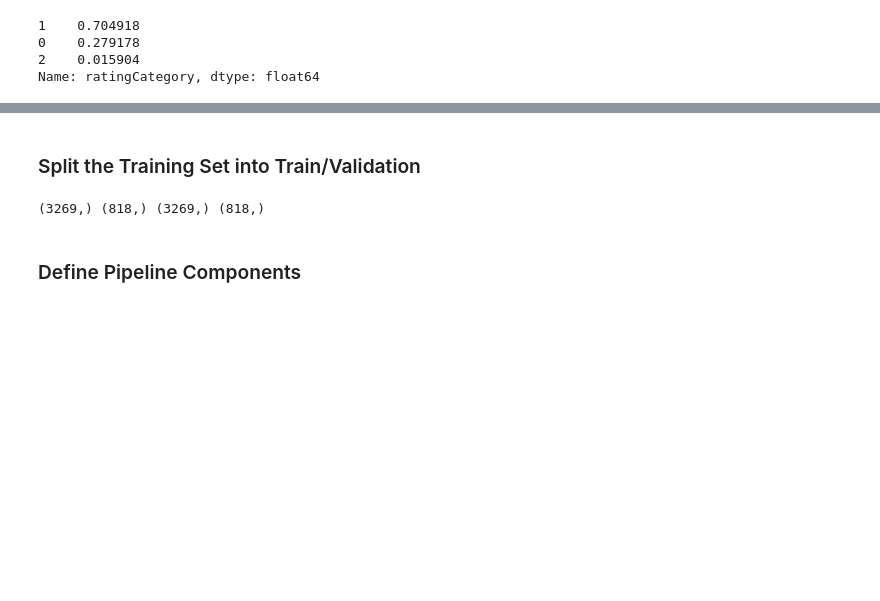
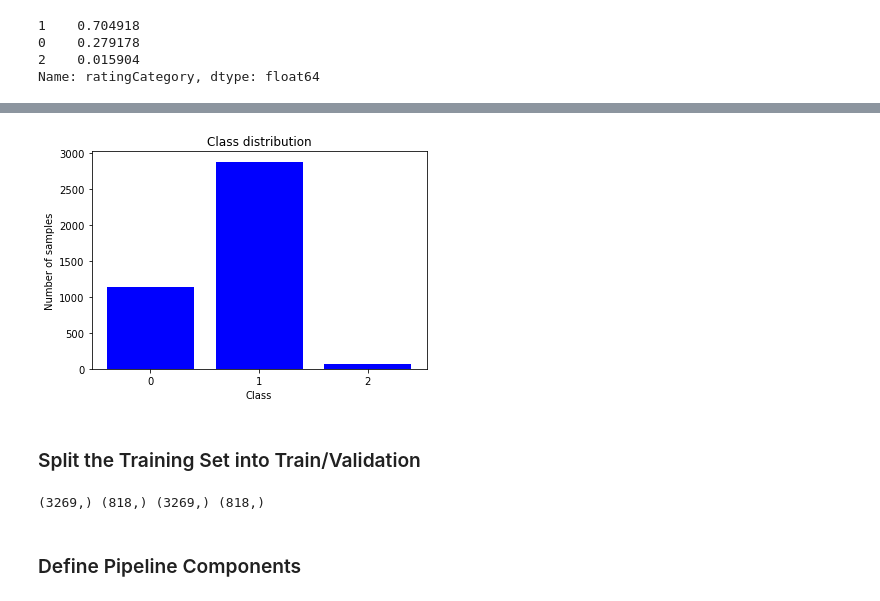
Before and after one commit to julioe27/DS-Unit-4-Sprint-1-NLP, a Jupyter notebook: module3-document-classification/LS_DSPT4_413_Document_Classification_Assignment.ipynb, the cells around one changed output, grey strips where cells are left out. Cells and saved outputs as stored; diff of their text form; code cells hidden in the pictures; blank space fills up the shorter version.

```diff
--- a/module3-document-classification/LS_DSPT4_413_Document_Classification_Assignment.ipynb
+++ b/module3-document-classification/LS_DSPT4_413_Document_Classification_Assignment.ipynb
@@ -76,3 +107,7 @@ train[train.ratingCategory == 2].sample(3)
+# %%
+plot_class_distribution(x)
+# %% [output]
+[figure, added]
 # %% [markdown]
 ### Split the Training Set into Train/Validation
 # %%
```
Also changed, not shown: parts of 31 cells of this notebook, 2 other files.
